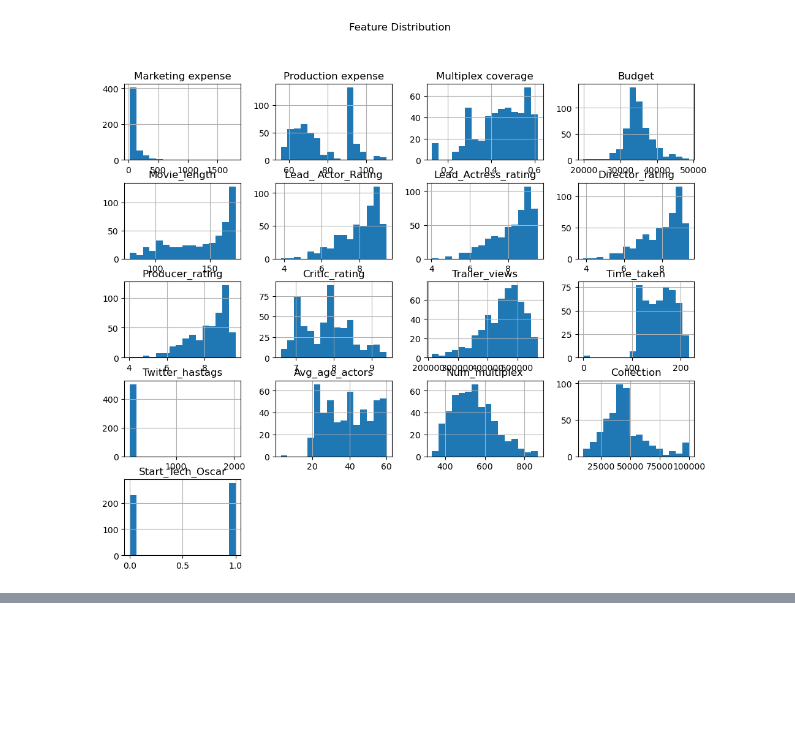
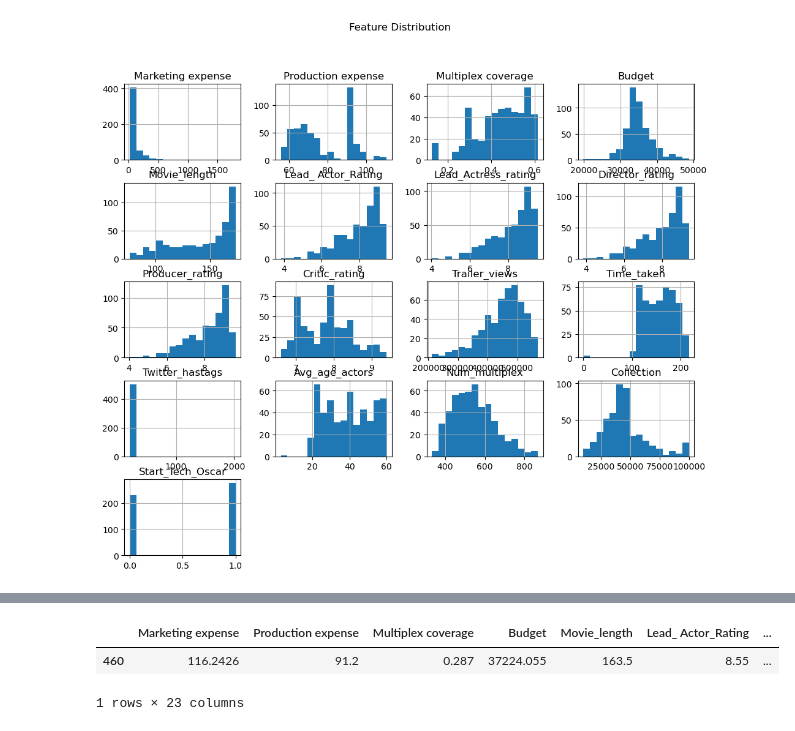
Before and after one commit to Nikola671/TP2_AB_NM, a Jupyter notebook: TP2_AB_NM.ipynb, the cells around one changed output, grey strips where cells are left out. Cells and saved outputs as stored; diff of their text form; code cells hidden in the pictures; blank space fills up the shorter version.

```diff
--- a/TP2_AB_NM.ipynb
+++ b/TP2_AB_NM.ipynb
@@ -164,0 +210,3 @@ plt.show()
+# %%
+X = X_encoded.drop(columns=['Collection'], axis=1)
+y = X_encoded['Collection']
@@ -164,0 +238,6 @@ plt.show()
+# %%
+X_test.sample()
+# %% [output]
+|  | Marketing expense | Production expense | Multiplex coverage | Budget | Movie_length | Lead_ Actor_Rating | ... |
+| 460 | 116.2426 | 91.2 | 0.287 | 37224.055 | 163.5 | 8.55 | ... |
+1 rows × 23 columns
```
Also changed, not shown: parts of 8 cells of this notebook.
